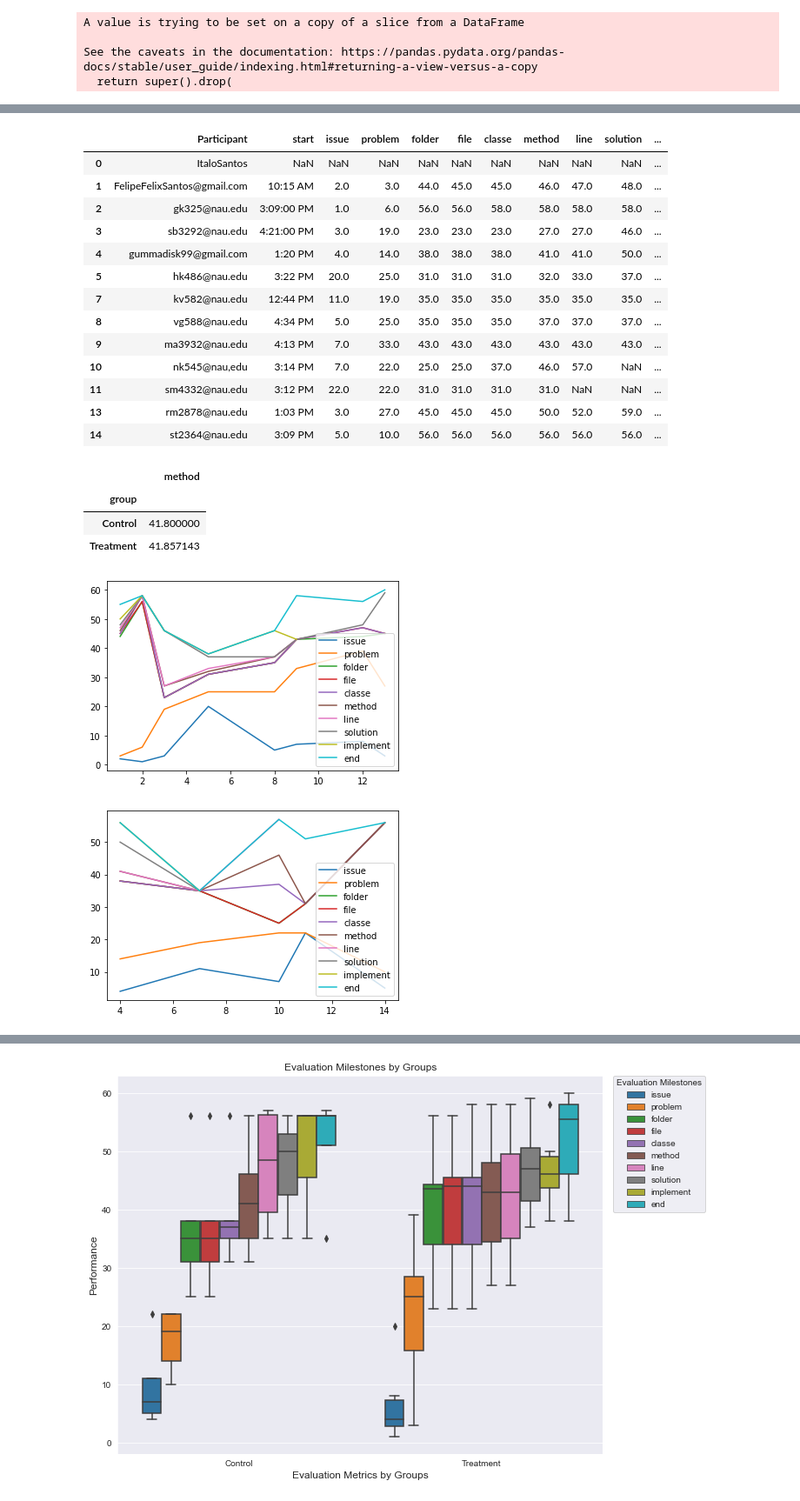
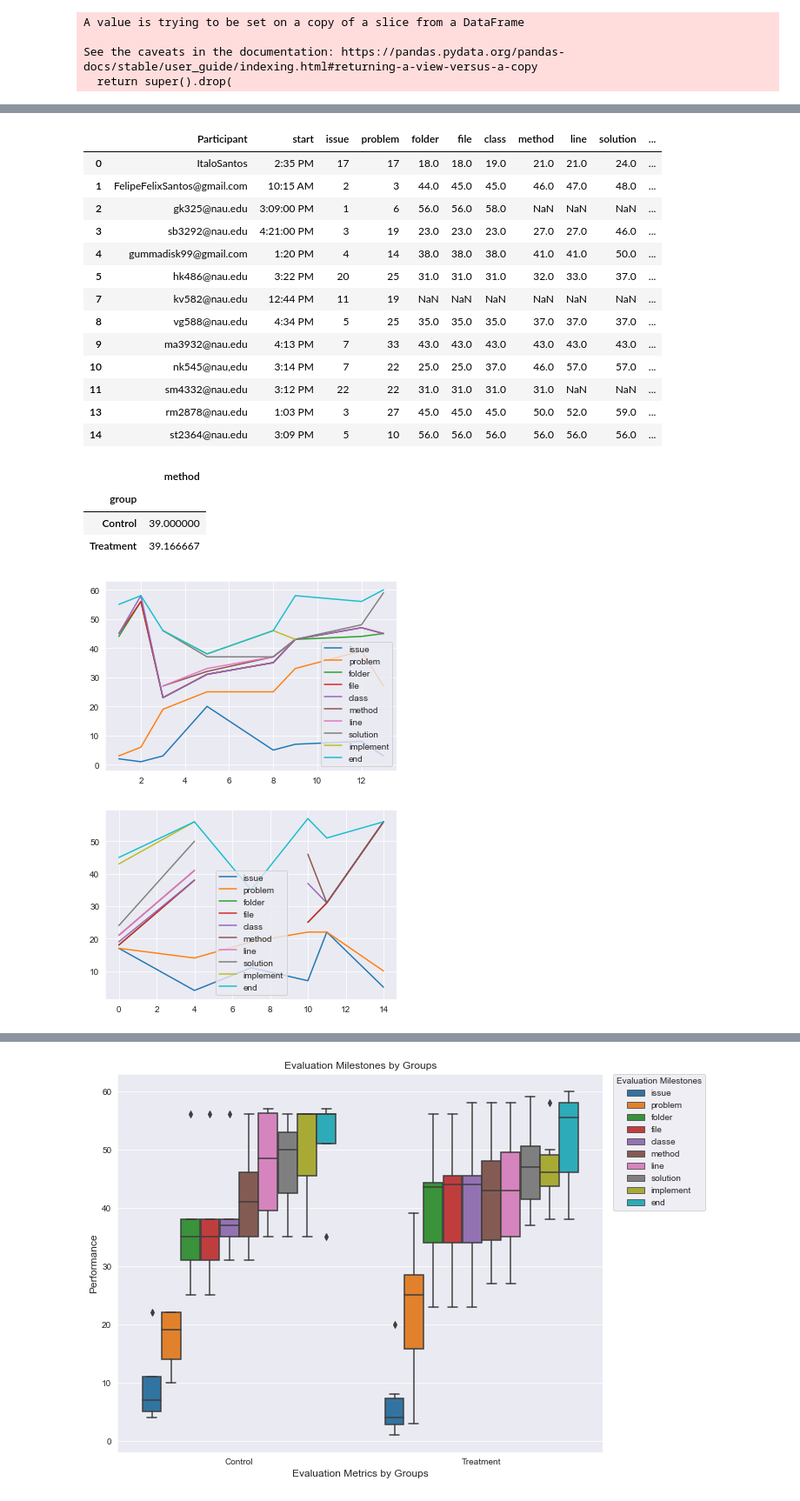
Before and after one commit to fabiojavamarcos/MilestonesExperiments, a Jupyter notebook: Analysis_MilestonesExperiments.ipynb, the cells around one changed output, grey strips where cells are left out. Shown: that part at 87% size. Cells and saved outputs as stored; diff of their text form; code cells hidden in the pictures.

```diff
--- a/Analysis_MilestonesExperiments.ipynb
+++ b/Analysis_MilestonesExperiments.ipynb
@@ -11,7 +11,7 @@ import seaborn as sns
 #from vega_datasets import data
 
 #defining paths
-results_milestones = 'Milestones - timesStandard.csv'
+results_milestones = 'Milestones - timesStandard-prod.csv'
 dataBinary_milestones = pd.read_csv(results_milestones)
 # %%
 dataBinary_milestones
@@ -35,7 +36,7 @@ dataBinary_milestones
 # %%
 #checking if I have to remove the NaN. Removing jk2396 to calculate the 'method' mean
 # %%
-dataBinary_milestones_valid = dataBinary_milestones[['Participant','start','issue','problem','folder','file','classe','method','line','solution','implement','end','group','issue_number']]
+dataBinary_milestones_valid = dataBinary_milestones[['Participant','start','issue','problem','folder','file','class','method','line','solution','implement','end','group','issue_number']]
 # %%
 dataBinary_milestones_valid.drop(dataBinary_milestones_valid[dataBinary_milestones_valid['Participant'] == 'ap3535@nau.edu'].index, inplace = True)
 # %% [output]
@@ -82,20 +83,20 @@ dataBinary_milestones_valid_jk2396 = dataBinary_milestones_valid.drop(dataBinary
 # %%
 dataBinary_milestones_valid_jk2396
 # %% [output]
-|  | Participant | start | issue | problem | folder | file | classe | method | line | solution | ... |
-| 0 | ItaloSantos | NaN | NaN | NaN | NaN | NaN | NaN | NaN | NaN | NaN | ... |
-| 1 | FelipeFelixSantos@gmail.com | 10:15 AM | 2.0 | 3.0 | 44.0 | 45.0 | 45.0 | 46.0 | 47.0 | 48.0 | ... |
-| 2 | gk325@nau.edu | 3:09:00 PM | 1.0 | 6.0 | 56.0 | 56.0 | 58.0 | 58.0 | 58.0 | 58.0 | ... |
-| 3 | sb3292@nau.edu | 4:21:00 PM | 3.0 | 19.0 | 23.0 | 23.0 | 23.0 | 27.0 | 27.0 | 46.0 | ... |
-| 4 | gummadisk99@gmail.com | 1:20 PM | 4.0 | 14.0 | 38.0 | 38.0 | 38.0 | 41.0 | 41.0 | 50.0 | ... |
-| 5 | hk486@nau.edu | 3:22 PM | 20.0 | 25.0 | 31.0 | 31.0 | 31.0 | 32.0 | 33.0 | 37.0 | ... |
-| 7 | kv582@nau.edu | 12:44 PM | 11.0 | 19.0 | 35.0 | 35.0 | 35.0 | 35.0 | 35.0 | 35.0 | ... |
-| 8 | vg588@nau.edu | 4:34 PM | 5.0 | 25.0 | 35.0 | 35.0 | 35.0 | 37.0 | 37.0 | 37.0 | ... |
-| 9 | ma3932@nau.edu | 4:13 PM | 7.0 | 33.0 | 43.0 | 43.0 | 43.0 | 43.0 | 43.0 | 43.0 | ... |
-| 10 | nk545@nau,edu | 3:14 PM | 7.0 | 22.0 | 25.0 | 25.0 | 37.0 | 46.0 | 57.0 | NaN | ... |
-| 11 | sm4332@nau.edu | 3:12 PM | 22.0 | 22.0 | 31.0 | 31.0 | 31.0 | 31.0 | NaN | NaN | ... |
-| 13 | rm2878@nau.edu | 1:03 PM | 3.0 | 27.0 | 45.0 | 45.0 | 45.0 | 50.0 | 52.0 | 59.0 | ... |
-| 14 | st2364@nau.edu | 3:09 PM | 5.0 | 10.0 | 56.0 | 56.0 | 56.0 | 56.0 | 56.0 | 56.0 | ... |
+|  | Participant | start | issue | problem | folder | file | class | method | line | solution | ... |
+| 0 | ItaloSantos | 2:35 PM | 17 | 17 | 18.0 | 18.0 | 19.0 | 21.0 | 21.0 | 24.0 | ... |
+| 1 | FelipeFelixSantos@gmail.com | 10:15 AM | 2 | 3 | 44.0 | 45.0 | 45.0 | 46.0 | 47.0 | 48.0 | ... |
+| 2 | gk325@nau.edu | 3:09:00 PM | 1 | 6 | 56.0 | 56.0 | 58.0 | NaN | NaN | NaN | ... |
+| 3 | sb3292@nau.edu | 4:21:00 PM | 3 | 19 | 23.0 | 23.0 | 23.0 | 27.0 | 27.0 | 46.0 | ... |
+| 4 | gummadisk99@gmail.com | 1:20 PM | 4 | 14 | 38.0 | 38.0 | 38.0 | 41.0 | 41.0 | 50.0 | ... |
+| 5 | hk486@nau.edu | 3:22 PM | 20 | 25 | 31.0 | 31.0 | 31.0 | 32.0 | 33.0 | 37.0 | ... |
+| 7 | kv582@nau.edu | 12:44 PM | 11 | 19 | NaN | NaN | NaN | NaN | NaN | NaN | ... |
+| 8 | vg588@nau.edu | 4:34 PM | 5 | 25 | 35.0 | 35.0 | 35.0 | 37.0 | 37.0 | 37.0 | ... |
+| 9 | ma3932@nau.edu | 4:13 PM | 7 | 33 | 43.0 | 43.0 | 43.0 | 43.0 | 43.0 | 43.0 | ... |
+| 10 | nk545@nau,edu | 3:14 PM | 7 | 22 | 25.0 | 25.0 | 37.0 | 46.0 | 57.0 | 57.0 | ... |
+| 11 | sm4332@nau.edu | 3:12 PM | 22 | 22 | 31.0 | 31.0 | 31.0 | 31.0 | NaN | NaN | ... |
+| 13 | rm2878@nau.edu | 1:03 PM | 3 | 27 | 45.0 | 45.0 | 45.0 | 50.0 | 52.0 | 59.0 | ... |
+| 14 | st2364@nau.edu | 3:09 PM | 5 | 10 | 56.0 | 56.0 | 56.0 | 56.0 | 56.0 | 56.0 | ... |
 # %%
 #dataBinary_milestones_valid_jk2396 = dataBinary_milestones_valid_jk2396['method']
 # %%
@@ -103,24 +104,24 @@ dataBinary_milestones_valid_jk2396[['method','group']].groupby(['group']).mean()
 # %% [output]
 |  | method |
 | group |  |
-| Control | 41.800000 |
-| Treatment | 41.857143 |
+| Control | 39.000000 |
+| Treatment | 39.166667 |
 # %%
 dataBinary_milestones_valid_T = dataBinary_milestones_valid[dataBinary_milestones_valid.group == 'Treatment']
 # %%
 dataBinary_milestones_valid_C = dataBinary_milestones_valid[dataBinary_milestones_valid.group == 'Control']
 # %%
-dataBinary_milestones_valid_T[['issue','problem','folder','file','classe','method','line','solution','implement','end']].plot(kind='line',  ms=10)
+dataBinary_milestones_valid_T[['issue','problem','folder','file','class','method','line','solution','implement','end']].plot(kind='line',  ms=10)
 
 plt.show()
 # %% [output]
-[figure, old version]
+[figure, new version]
 # %%
-dataBinary_milestones_valid_C[['issue','problem','folder','file','classe','method','line','solution','implement','end']].plot(kind='line',  ms=10)
+dataBinary_milestones_valid_C[['issue','problem','folder','file','class','method','line','solution','implement','end']].plot(kind='line',  ms=10)
 
 plt.show()
 # %% [output]
-[figure, old version]
+[figure, new version]
 # %%
 dataBinary_milestones_valid.groupby(['issue_number']).mean()
 # %% [output]
```
Also changed, not shown: parts of 24 cells of this notebook, 2 other files.
